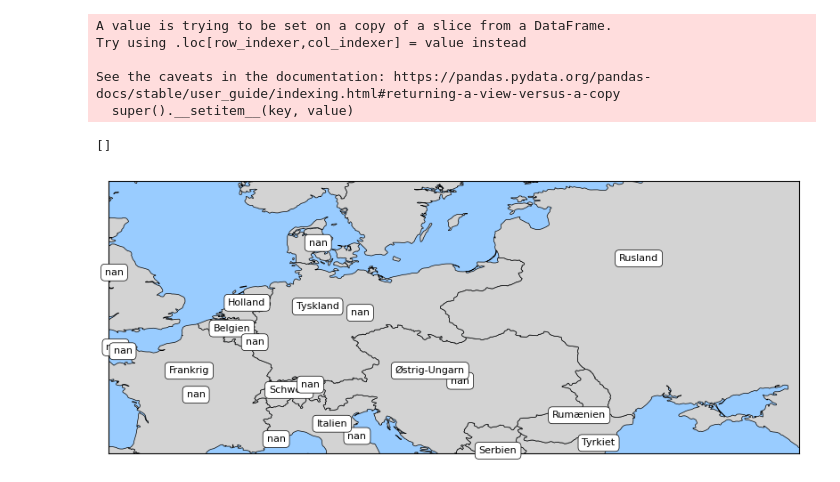
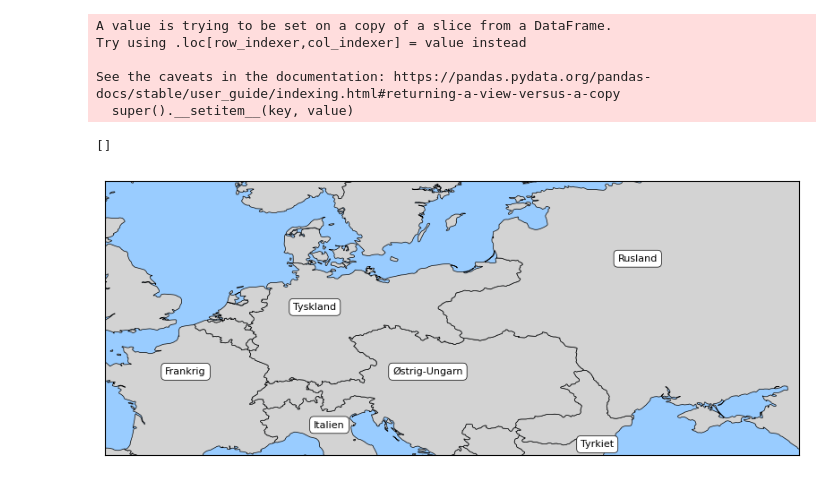
Before and after one commit to dalager/jernkorsetbreve, a Jupyter notebook: notebooks/02_1_create1914map.ipynb, the cells around one changed output. Cells and saved outputs as stored; diff of their text form; code cells hidden in the pictures.

```diff
--- a/notebooks/02_1_create1914map.ipynb
+++ b/notebooks/02_1_create1914map.ipynb
@@ -72,27 +72,27 @@ See the caveats in the documentation: https://pandas.pydata.org/pandas-docs/stab
 # %%
 import geopandas as gpd
 from matplotlib import pyplot as plt
 
 gdf1914dk = gpd.read_file('../maps/1914/1914_dk.geojson')
 
 fig, ax = plt.subplots(figsize=(10, 10))
 ax.set_ylim(43, 60)
 ax.set_xlim(-3, 40)
 ax.set_facecolor('#99ccff')
 gdf1914dk.plot(ax=ax,aspect='equal', color='lightgrey', edgecolor='black', linewidth=0.5)
 
 bboxstyle = dict(boxstyle="round,pad=0.4", fc="white", ec="black", lw=0.5)
-gdf1914dk.apply(lambda x:  x.NAME is nil: ax.annotate(x.NAME, xy=x.geometry.centroid.coords[0], ha="center", size=8, bbox=bboxstyle),axis=1,)
+# gdf1914dk.apply(lambda x:  x.NAME is nil: ax.annotate(x.NAME, xy=x.geometry.centroid.coords[0], ha="center", size=8, bbox=bboxstyle),axis=1,)
 ax.annotate("Rusland", xy=(30, 55), ha="center", size=8, bbox=bboxstyle)
 ax.annotate("Italien", xy=(10.9, 44.7), ha="center", size=8, bbox=bboxstyle)
 ax.annotate("Tyrkiet", xy=(27.5, 43.5), ha="center", size=8, bbox=bboxstyle)
 ax.annotate("Østrig-Ungarn", xy=(17, 48), ha="center", size=8, bbox=bboxstyle)
 ax.annotate("Tyskland", xy=(10, 52), ha="center", size=8, bbox=bboxstyle)
 ax.annotate("Frankrig", xy=(2, 48), ha="center", size=8, bbox=bboxstyle)
 
 
 ax.set_xticks([])
 ax.set_yticks([])
 # %% [output]
 []
-[figure, old version]
+[figure, new version]
```
Also changed, not shown: 41 other files.
